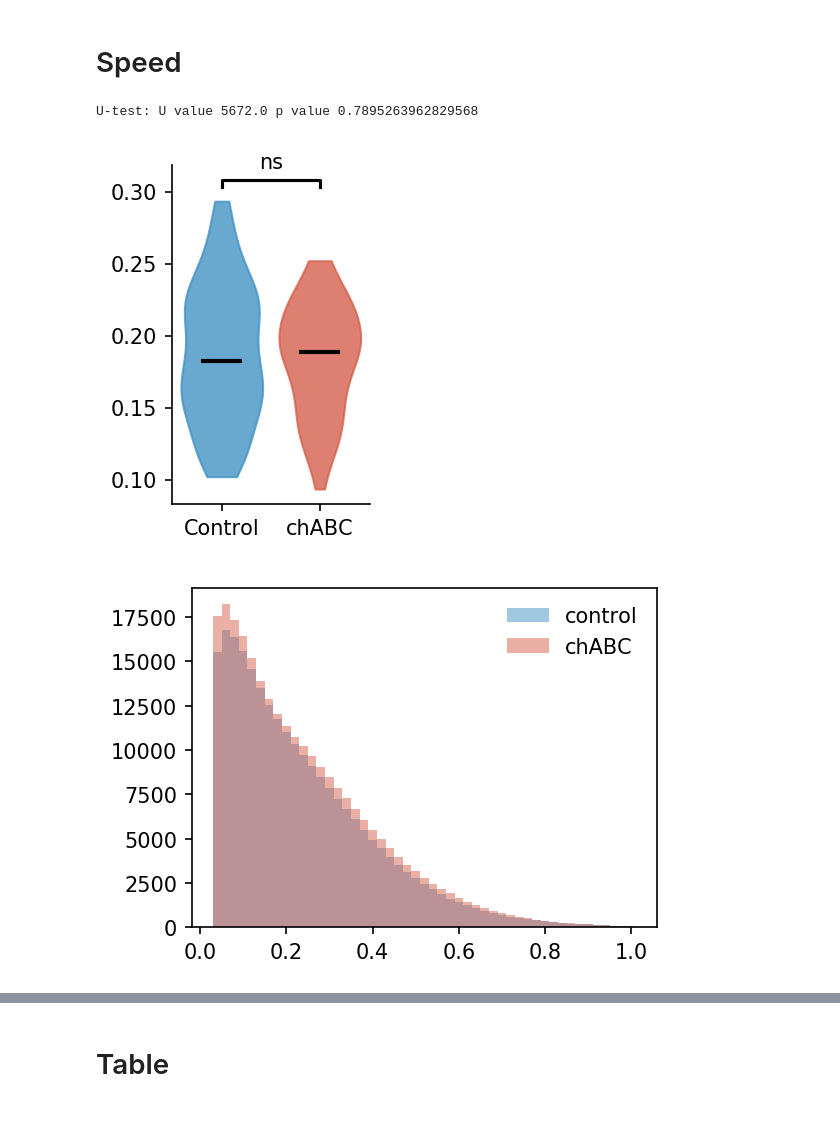
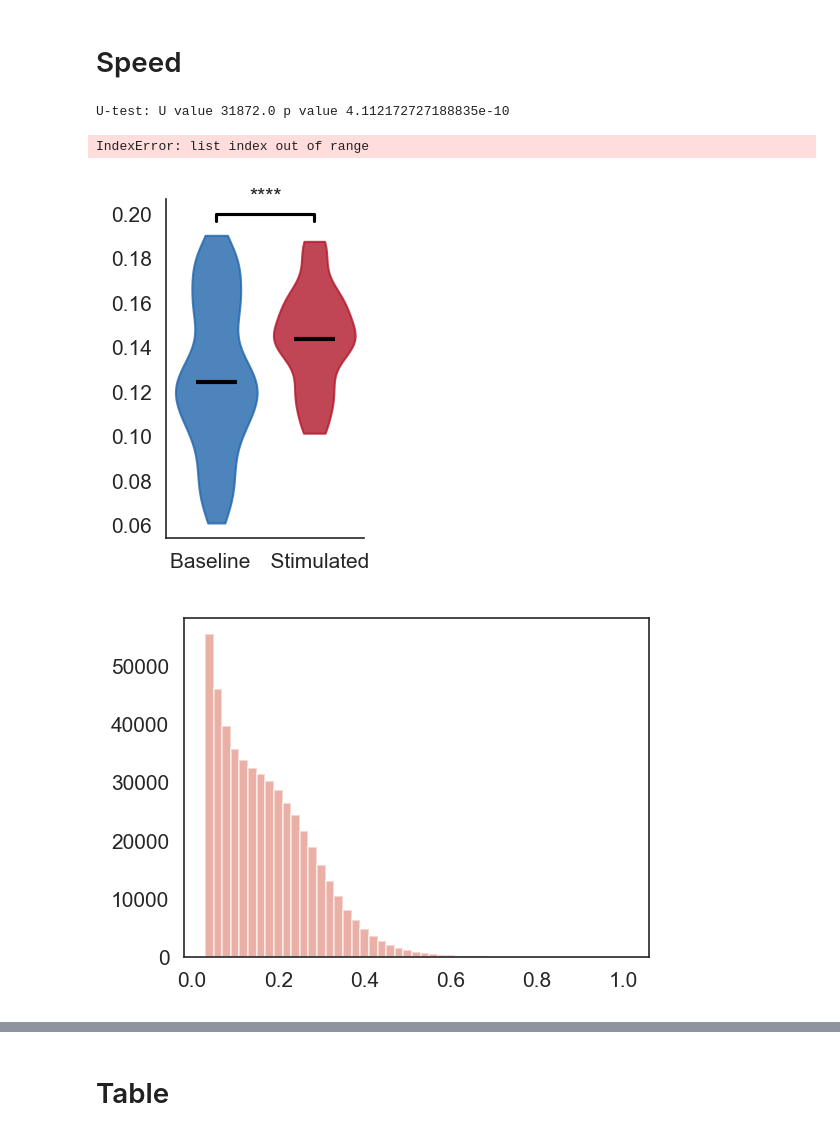
Before and after one commit to CINPLA/septum-mec, a Jupyter notebook: notebooks/20_lfp_speed.ipynb, the cells around one changed output, grey strips where cells are left out. Drawn from its saved outputs; the diff is of its cells as text; code cells hidden in the pictures.

```diff
--- a/notebooks/20_lfp_speed.ipynb
+++ b/notebooks/20_lfp_speed.ipynb
@@ -39,9 +41,6 @@ import pycwt
 # %%
-control_color = '#4393c3'
-chabc_color = '#d6604d'
-control_novel_color = '#4393c3'
-chabc_novel_color = '#d6604d'
-
+colors = ['#1b9e77','#d95f02','#7570b3','#e7298a', '#4393c3', '#d6604d']
+labels = ['Baseline I', '11 Hz', 'Baseline II', '30 Hz', 'Baseline', 'Stimulated']
 plt.rcParams['figure.dpi'] = 150
 figsize_violin = (1.7, 3)
 figsize_speed = (4, 3)
@@ -79,2 +78,7 @@ results.head()
+# %%
+identify_neurons = actions['identify-neurons']
+sessions = pd.read_csv(identify_neurons.data_path('sessions'))
+# %%
+results = results.merge(sessions, on='action')
 # %% [markdown]
 # Frequency score
@@ -92,0 +85,8 @@ U-test: U value 3100.0 p value 7.397343828092893e-08
+# %%
+query_base_i = 'baseline and Hz11'
+query_stim_11 = 'stimulated and Hz11'
+
+query_base_ii = 'baseline and Hz30'
+query_stim_30 = 'stimulated and Hz30'
+
+query_stim_combined = 'stimulated and Hz11 or Hz30'
@@ -360,29 +194,33 @@ plt.savefig(output_path / "figures" / "mean_frequency_overlap.png", bbox_inches=
 # Speed
 # %%
 stuff = 'speed'
-min_speed = sessions['min_speed'].iloc[0]
-max_speed = sessions['max_speed'].iloc[0]
+min_speed = results['min_speed'].iloc[0]
+max_speed = results['max_speed'].iloc[0]
 
 f = np.median
-chabc = np.array([f(a) for a in sessions.query(query_familiar)[stuff]])
-ctrl = np.array([f(a).mean() for a in sessions.query('not ' + query_familiar)[stuff]])
+base = np.array([f(a) for a in results.query(query_base_i)[stuff]])
+stim = np.array([f(a).mean() for a in results.query(query_stim_combined)[stuff]])
 plt.figure(figsize=figsize_violin)
-violinplot(ctrl, chabc)
+violinplot(stim, base)
+
+plt.savefig(output_path / "figures" / "speed.svg", bbox_inches="tight")
+plt.savefig(output_path / "figures" / "speed.png", bbox_inches="tight", transparent=True)
 
 plt.figure(figsize=figsize_speed)
 binsize = 0.02
 bins = np.arange(min_speed, max_speed + binsize, binsize)
-chabc = np.array([np.histogram(a, bins)[0] for a in sessions.query(query_familiar)[stuff]])
-ctrl = np.array([np.histogram(a, bins)[0]  for a in sessions.query('not ' + query_familiar)[stuff]])
+base = np.array([np.histogram(a, bins)[0] for a in results.query(query_base_i)[stuff]])
+stim = np.array([np.histogram(a, bins)[0]  for a in results.query(query_stim_combined)[stuff]])
 
-plt.bar(bins[1:], ctrl.mean(axis=0), width=np.diff(bins)[0], label='control', alpha=.5, color=control_color);
-plt.bar(bins[1:], chabc.mean(axis=0), width=np.diff(bins)[0], label='chABC', alpha=.5, color=chabc_color);
+plt.bar(bins[1:], stim.mean(axis=0), width=np.diff(bins)[0], label='Stimulated', alpha=.5, color=colors[5]);
+plt.bar(bins[1:], base.mean(axis=0), width=np.diff(bins)[0], label='Baseline', alpha=.5, color=colors[6]);
 
 plt.legend(frameon=False)
 
-plt.savefig(output_path / "figures" / "speed_familiar_histogram.svg", bbox_inches="tight")
-plt.savefig(output_path / "figures" / "speed_familiar_histogram.png", bbox_inches="tight", transparent=True)
+plt.savefig(output_path / "figures" / "speed_histogram.svg", bbox_inches="tight")
+plt.savefig(output_path / "figures" / "speed_histogram.png", bbox_inches="tight", transparent=True)
 # %% [output]
-U-test: U value 5672.0 p value 0.7895263962829568
+U-test: U value 31872.0 p value 4.112172727188835e-10
+IndexError: list index out of range
-[figure, old version]
+[figure, new version]
-[figure, old version]
+[figure, new version]
```
Also changed, not shown: parts of 31 cells of this notebook, 4 other files.
